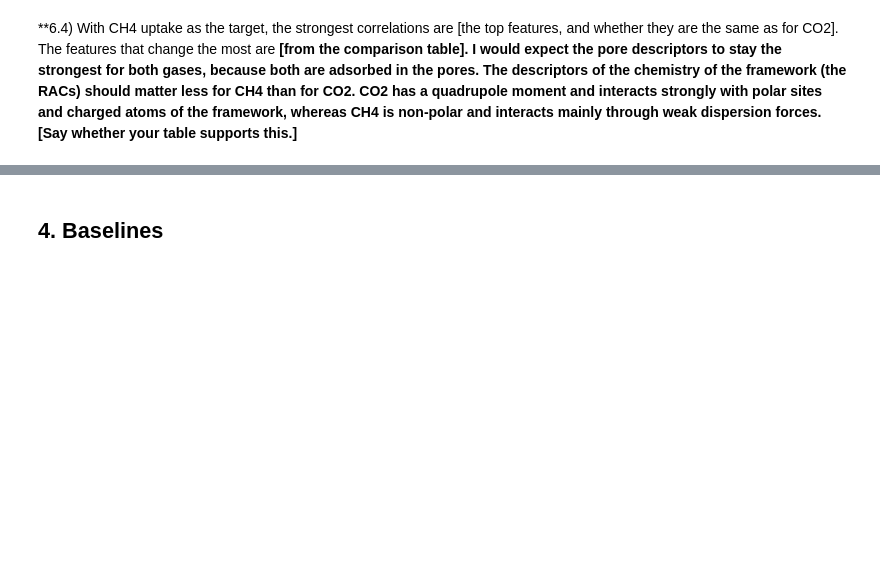
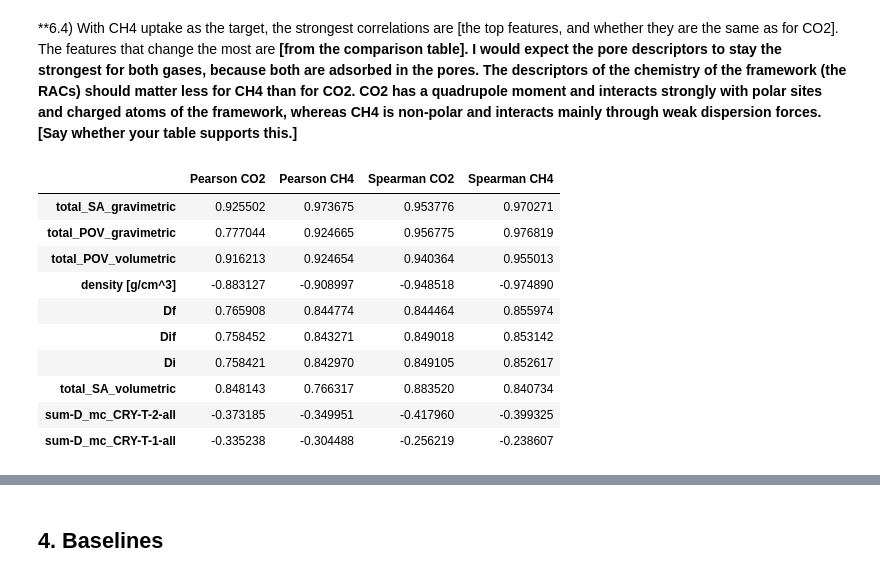
Before and after one commit to marouchkaheck/ml_project_ch315, a Jupyter notebook: groupL_block3_project.ipynb, the cells around one changed output, grey strips where cells are left out. Cells and saved outputs as stored; diff of their text form; code cells hidden in the pictures; blank space fills up the shorter version.

```diff
--- a/groupL_block3_project.ipynb
+++ b/groupL_block3_project.ipynb
@@ -700,3 +700,30 @@ corr_table.head(10)
 6.3) Correlated features contain the same information, so some of them are redundant. This can make a model unstable, because it can no longer tell which of the correlated features matters, and it makes the results harder to interpret, since the importance is shared between them. It also adds dimensions without adding information, which increases the risk of overfitting and the computing time.
 # %% [markdown]
 **6.4) With CH4 uptake as the target, the strongest correlations are [the top features, and whether they are the same as for CO2]. The features that change the most are **[from the comparison table]. I would expect the pore descriptors to stay the strongest for both gases, because both are adsorbed in the pores. The descriptors of the chemistry of the framework (the RACs) should matter less for CH4 than for CO2. CO2 has a quadrupole moment and interacts strongly with polar sites and charged atoms of the framework, whereas CH4 is non-polar and interacts mainly through weak dispersion forces. [Say whether your table supports this.]**
+# %%
+TARGET_CH4 = "pure_uptake_methane_298.00_6500000"   # CH4 uptake at 298 K and the highest pressure in the dataset
+
+pearson_ch4 = df_train_stratified[FEATURES + [TARGET_CH4]].corr(method='pearson')[TARGET_CH4].drop(TARGET_CH4)
+spearman_ch4 = df_train_stratified[FEATURES + [TARGET_CH4]].corr(method='spearman')[TARGET_CH4].drop(TARGET_CH4)
+
+comparison = pd.DataFrame({
+    'Pearson CO2': pearson,
+    'Pearson CH4': pearson_ch4,
+    'Spearman CO2': spearman,
+    'Spearman CH4': spearman_ch4,
+}).dropna()
+
+# 1) strongest correlations with the CH4 uptake, next to the CO2 values
+comparison.sort_values('Pearson CH4', key=abs, ascending=False).head(10)
+# %% [output]
+|  | Pearson CO2 | Pearson CH4 | Spearman CO2 | Spearman CH4 |
+| total_SA_gravimetric | 0.925502 | 0.973675 | 0.953776 | 0.970271 |
+| total_POV_gravimetric | 0.777044 | 0.924665 | 0.956775 | 0.976819 |
+| total_POV_volumetric | 0.916213 | 0.924654 | 0.940364 | 0.955013 |
+| density [g/cm^3] | -0.883127 | -0.908997 | -0.948518 | -0.974890 |
+| Df | 0.765908 | 0.844774 | 0.844464 | 0.855974 |
+| Dif | 0.758452 | 0.843271 | 0.849018 | 0.853142 |
+| Di | 0.758421 | 0.842970 | 0.849105 | 0.852617 |
+| total_SA_volumetric | 0.848143 | 0.766317 | 0.883520 | 0.840734 |
+| sum-D_mc_CRY-T-2-all | -0.373185 | -0.349951 | -0.417960 | -0.399325 |
+| sum-D_mc_CRY-T-1-all | -0.335238 | -0.304488 | -0.256219 | -0.238607 |
```
Also changed, not shown: parts of 9 cells of this notebook.
